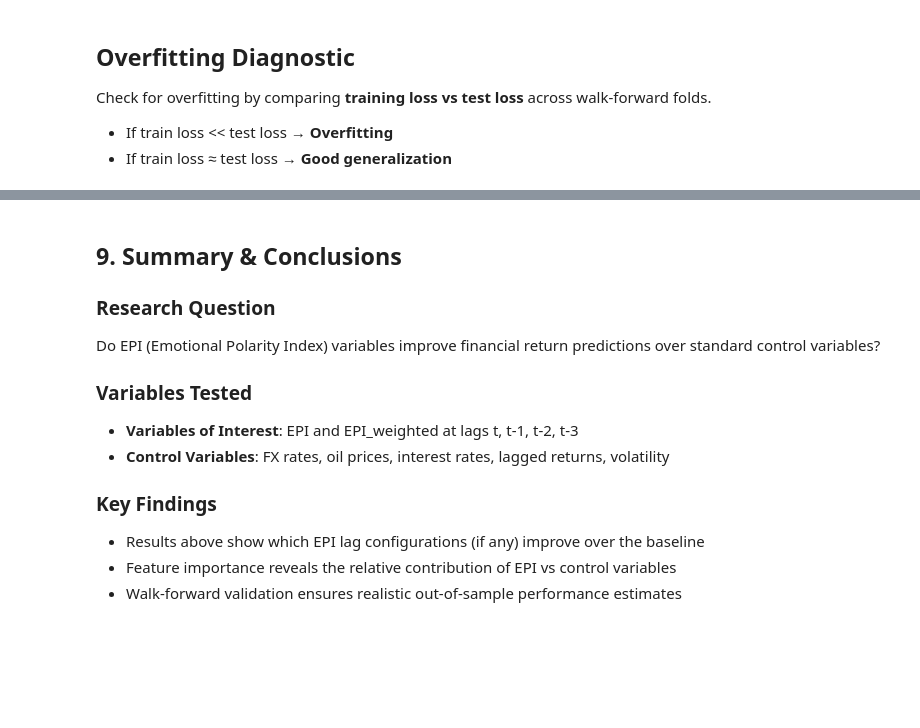
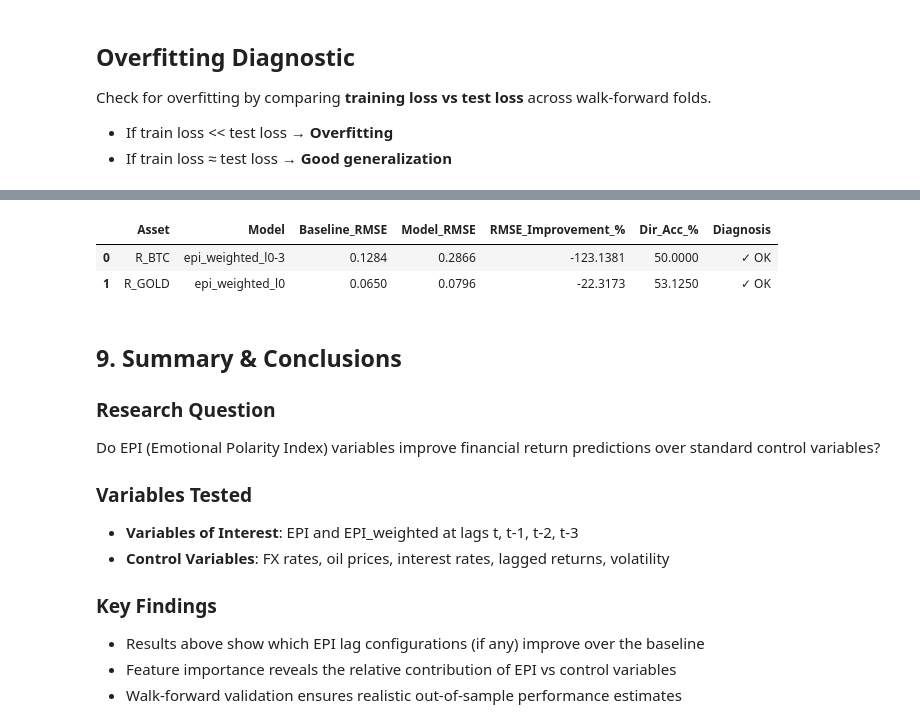
Before and after one commit to isom-ds/youtube-emotion-financial-modelling, a Jupyter notebook: 514_financial_lstm_mlx.ipynb, the cells around one changed output, grey strips where cells are left out. Drawn from its saved outputs; the diff is of its cells as text; code cells hidden in the pictures; blank space fills up the shorter version.

```diff
--- a/514_financial_lstm_mlx.ipynb
+++ b/514_financial_lstm_mlx.ipynb
@@ -1762,7 +1689,9 @@ Check for overfitting by comparing **training loss vs test loss** across walk-fo
 - If train loss << test loss → **Overfitting**
 - If train loss ≈ test loss → **Good generalization**
 # %%
-# Overfitting diagnostic: Compare train vs test performance
+# Overfitting diagnostic using module function
+from modules.finance import plot_overfitting_diagnostic
+
 print("=" * 70)
 print("OVERFITTING DIAGNOSTIC")
 print("=" * 70)
@@ -1773,70 +1702,19 @@ print("  0.8-1.5: GOOD generalization")
 print("  < 0.8: UNDERFITTING")
 print()
 
-overfit_data = []
+fig, overfit_df = plot_overfitting_diagnostic(
+    results=results,
+    best_models=best_models,
+    assets=assets
+)
 
-for asset in assets:
-    best_model = best_models[asset]
-    res = results[best_model][asset]
+if fig is not None:
+    plt.show()
 
-    if 'fold_results' in res:
-        train_rmses = [f['train_rmse'] for f in res['fold_results'] if 'train_rmse' in f]
-        test_rmses = [f['test_rmse'] for f in res['fold_results'] if 'test_rmse' in f]
-
-        if train_rmses and test_rmses:
-            avg_train = np.mean(train_rmses)
-            avg_test = np.mean(test_rmses)
-            ratio = avg_test / avg_train if avg_train > 0 else np.inf
-
-            diagnosis = ("OVERFITTING" if ratio > 2.0 else
-                        "SLIGHT OVERFIT" if ratio > 1.5 else
-                        "GOOD" if ratio > 0.8 else "UNDERFITTING")
-
-            overfit_data.append({
-                'Asset': asset.upper(),
-                'Model': best_model,
-                'Train RMSE': avg_train,
-                'Test RMSE': avg_test,
-                'Ratio': ratio,
-                'Diagnosis': diagnosis
-            })
-
-            print(f"{asset.upper()} ({best_model}):")
-            print(f"  Train RMSE: {avg_train:.5f}")
-            print(f"  Test RMSE:  {avg_test:.5f}")
-            print(f"  Ratio: {ratio:.2f} → {diagnosis}")
-            print()
-
-if overfit_data:
-    print("\n" + "=" * 70)
-    print("OVERFITTING SUMMARY")
-    print("=" * 70)
-    overfit_df = pd.DataFrame(overfit_data)
-    display(overfit_df.round(4))
-else:
-    print("\n⚠️ Train RMSE not available in results. Running quick diagnostic...")
-
-    # Quick diagnostic using baseline vs EPI comparison
-    print("\nAlternative diagnostic: Baseline vs EPI model comparison")
-    print("If EPI models show huge improvements, may indicate overfitting to noise.\n")
-
-    for asset in assets:
-        base_rmse = results['baseline'][asset]['rmse']
-        best_model = best_models[asset]
-        best_rmse = results[best_model][asset]['rmse']
-
-        improvement = (base_rmse - best_rmse) / base_rmse * 100
-        dir_acc = results[best_model][asset]['dir_acc']
-
-        # Flag: Large RMSE improvement but poor directional accuracy = likely overfitting
-        flag = "⚠️ SUSPICIOUS" if improvement > 20 and dir_acc < 52 else "✓ OK"
-
-        print(f"{asset.upper()}:")
-        print(f"  RMSE improvement: {improvement:.1f}%")
-        print(f"  Directional Acc:  {dir_acc:.1f}%")
-        print(f"  Assessment: {flag}")
-        print(f"  (Large RMSE gain + poor direction = fitting noise)")
-        print()
+print("\n" + "=" * 70)
+print("OVERFITTING SUMMARY")
+print("=" * 70)
+display(overfit_df.round(4))
 # %% [output]
 ======================================================================
 OVERFITTING DIAGNOSTIC
@@ -1858,3 +1738,6 @@ Overfit Ratio = Test RMSE / Train RMSE
+|  | Asset | Model | Baseline_RMSE | Model_RMSE | RMSE_Improvement_% | Dir_Acc_% | Diagnosis |
+| 0 | R_BTC | epi_weighted_l0-3 | 0.1284 | 0.2866 | -123.1381 | 50.0000 | ✓ OK |
+| 1 | R_GOLD | epi_weighted_l0 | 0.0650 | 0.0796 | -22.3173 | 53.1250 | ✓ OK |
 # %% [markdown]
 ## 9. Summary & Conclusions
 
```
Also changed, not shown: parts of 10 cells of this notebook, 8 other files.
